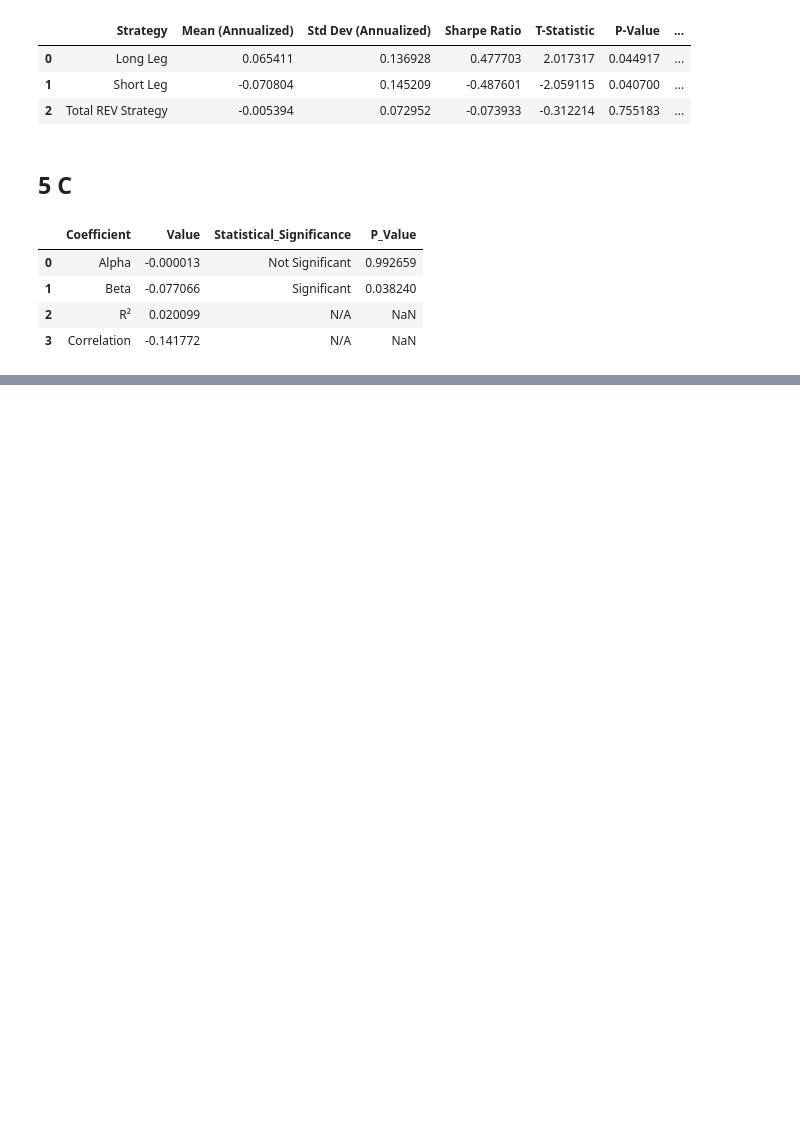
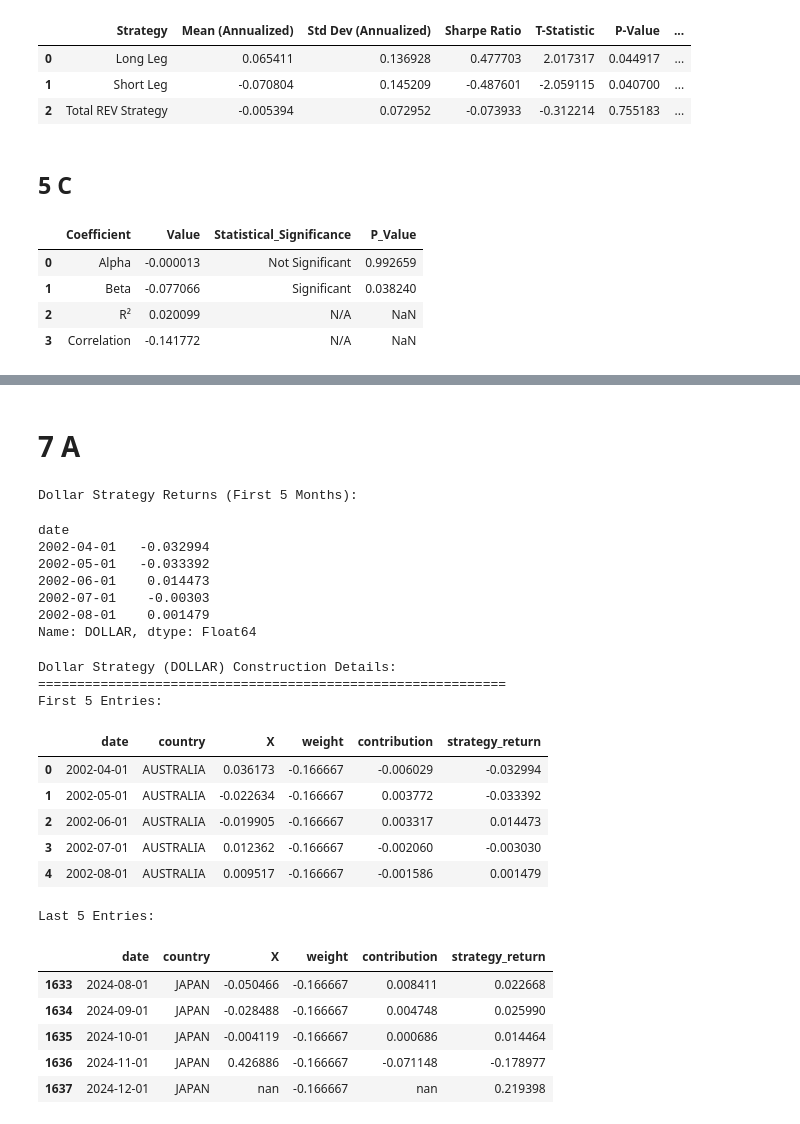
Before and after one commit to mulemule02/investments_project, a Jupyter notebook: investments.ipynb, the cells around one changed output, grey strips where cells are left out. Cells and saved outputs as stored; diff of their text form; code cells hidden in the pictures; blank space fills up the shorter version.

```diff
--- a/investments.ipynb
+++ b/investments.ipynb
@@ -935,0 +1231,63 @@ display(results_REV_DIV_df)
+# %% [markdown]
+# 7 A
+# %%
+# Filter out US data (since we only want foreign currencies)
+df_foreign = df_with_us[df_with_us['country'] != 'USA'].copy()
+
+# Group by date and calculate equal-weighted average of currency excess returns
+dollar_returns = df_foreign.groupby('date')['X'].mean()
+
+# Since we're shorting the basket, take the negative
+dollar_returns = -dollar_returns
+dollar_returns.name = 'DOLLAR'
+
+print("Dollar Strategy Returns (First 5 Months):")
+display(dollar_returns.head())
+
+print("\nDollar Strategy (DOLLAR) Construction Details:")
+print("="*60)
+
+# Create display DataFrame
+dollar_display = df_foreign[['date', 'country', 'X']].copy()
+dollar_display['weight'] = -1 / dollar_display.groupby('date')['country'].transform('count')
+dollar_display['contribution'] = dollar_display['weight'] * dollar_display['X']
+
+# Add strategy return per date
+dollar_display['strategy_return'] = dollar_display.groupby('date')['contribution'].transform('sum')
+
+# Format for display
+dollar_display['date'] = dollar_display['date'].dt.strftime('%Y-%m-%d')
+dollar_display['X'] = dollar_display['X'].apply(lambda x: f"{x:.6f}")
+dollar_display['weight'] = dollar_display['weight'].apply(lambda x: f"{x:.6f}")
+dollar_display['contribution'] = dollar_display['contribution'].apply(lambda x: f"{x:.6f}")
+dollar_display['strategy_return'] = dollar_display['strategy_return'].apply(lambda x: f"{x:.6f}")
+ #Show first 5 and last 5 rows
+print("First 5 Entries:")
+display(dollar_display.head())
+print("\nLast 5 Entries:")
+display(dollar_display.tail())
+# %% [output]
+Dollar Strategy Returns (First 5 Months):
+date
+2002-04-01   -0.032994
+2002-05-01   -0.033392
+2002-06-01    0.014473
+2002-07-01    -0.00303
+2002-08-01    0.001479
+Name: DOLLAR, dtype: Float64
+Dollar Strategy (DOLLAR) Construction Details:
+============================================================
+First 5 Entries:
+|  | date | country | X | weight | contribution | strategy_return |
+| 0 | 2002-04-01 | AUSTRALIA | 0.036173 | -0.166667 | -0.006029 | -0.032994 |
+| 1 | 2002-05-01 | AUSTRALIA | -0.022634 | -0.166667 | 0.003772 | -0.033392 |
+| 2 | 2002-06-01 | AUSTRALIA | -0.019905 | -0.166667 | 0.003317 | 0.014473 |
+| 3 | 2002-07-01 | AUSTRALIA | 0.012362 | -0.166667 | -0.002060 | -0.003030 |
+| 4 | 2002-08-01 | AUSTRALIA | 0.009517 | -0.166667 | -0.001586 | 0.001479 |
+Last 5 Entries:
+|  | date | country | X | weight | contribution | strategy_return |
+| 1633 | 2024-08-01 | JAPAN | -0.050466 | -0.166667 | 0.008411 | 0.022668 |
+| 1634 | 2024-09-01 | JAPAN | -0.028488 | -0.166667 | 0.004748 | 0.025990 |
+| 1635 | 2024-10-01 | JAPAN | -0.004119 | -0.166667 | 0.000686 | 0.014464 |
+| 1636 | 2024-11-01 | JAPAN | 0.426886 | -0.166667 | -0.071148 | -0.178977 |
+| 1637 | 2024-12-01 | JAPAN | nan | -0.166667 | nan | 0.219398 |
```
Also changed, not shown: parts of 13 cells of this notebook.
